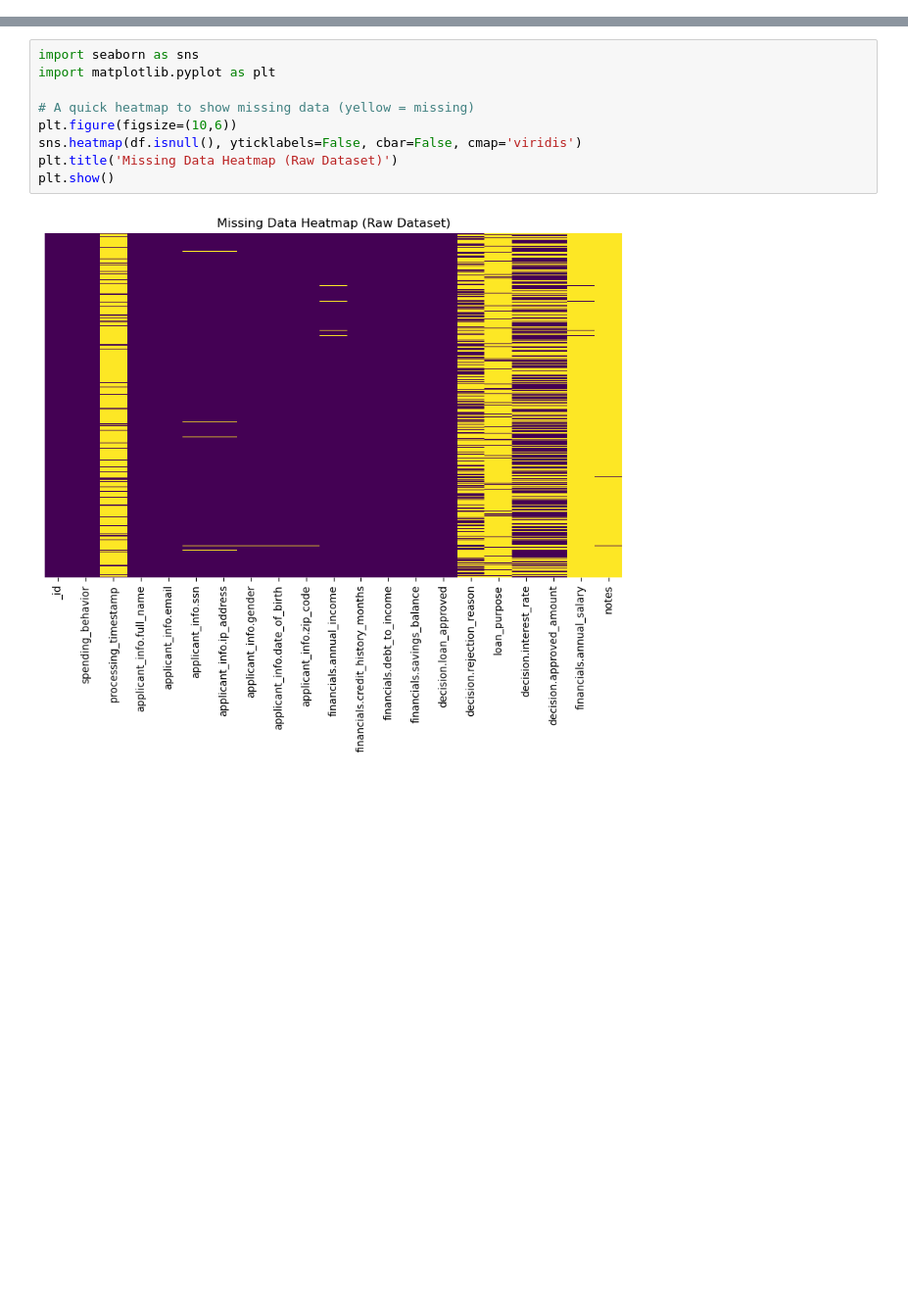
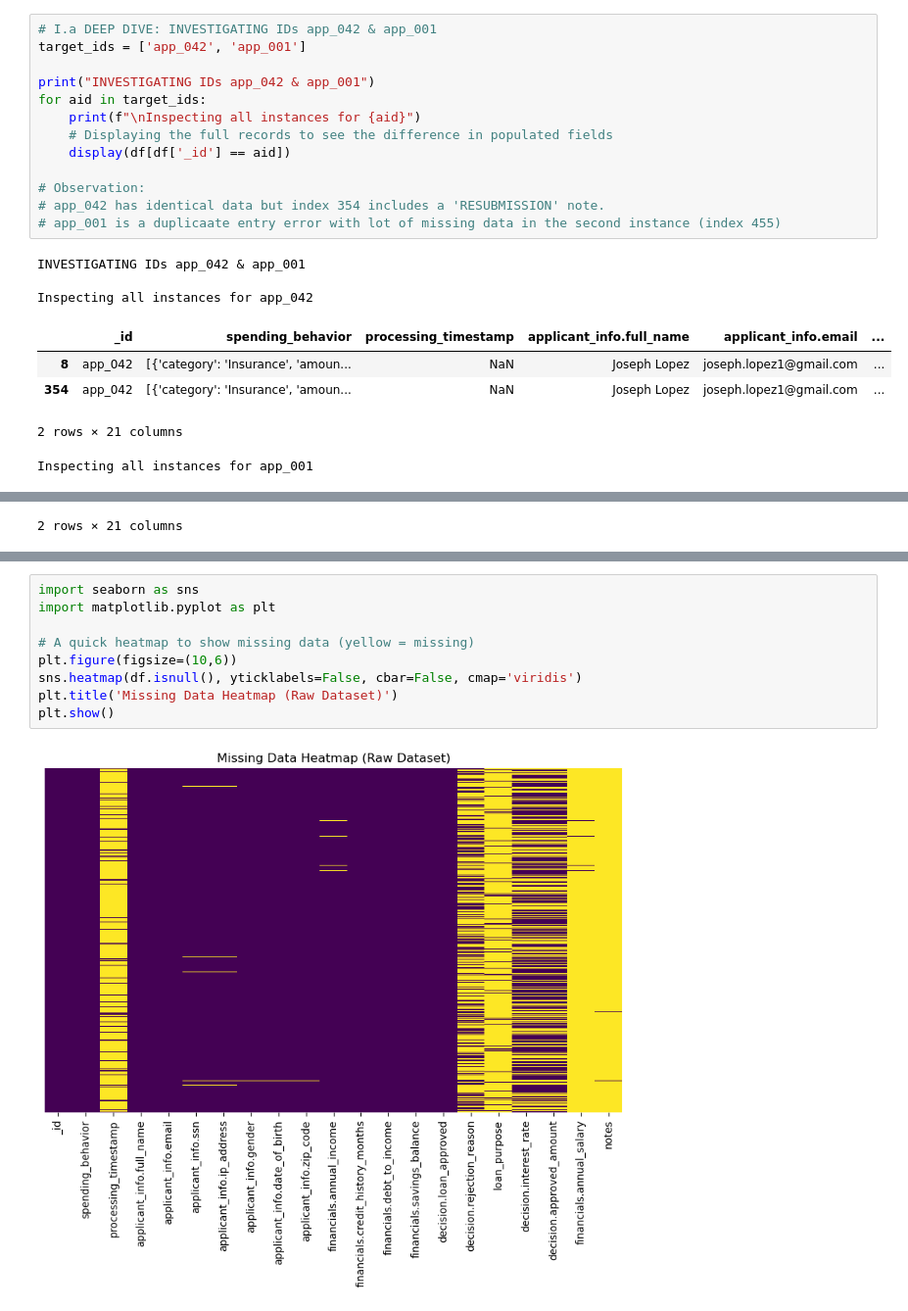
Before and after one commit to AMFreitas04/dego-project-team8, a Jupyter notebook: notebooks/01 - data - quality.ipynb, the cells around one changed output, grey strips where cells are left out. Shown at 98% size. Saved outputs shown, nothing was run; the diff lists cells and outputs as text; blank space fills up the shorter version.

```diff
--- a/notebooks/01 - data - quality.ipynb
+++ b/notebooks/01 - data - quality.ipynb
@@ -87,0 +55,22 @@ VI.  ACCURACY (TEMPORAL FORMATS):
+# %%
+# I.a DEEP DIVE: INVESTIGATING IDs app_042 & app_001
+target_ids = ['app_042', 'app_001']
+
+print("INVESTIGATING IDs app_042 & app_001")
+for aid in target_ids:
+    print(f"\nInspecting all instances for {aid}")
+    # Displaying the full records to see the difference in populated fields
+    display(df[df['_id'] == aid])
+
+# Observation:
+# app_042 has identical data but index 354 includes a 'RESUBMISSION' note.
+# app_001 is a duplicaate entry error with lot of missing data in the second instance (index 455)
+# %% [output]
+INVESTIGATING IDs app_042 & app_001
+
+Inspecting all instances for app_042
+|  | _id | spending_behavior | processing_timestamp | applicant_info.full_name | applicant_info.email | ... |
+| 8 | app_042 | [{'category': 'Insurance', 'amoun... | NaN | Joseph Lopez | joseph.lopez1@gmail.com | ... |
+| 354 | app_042 | [{'category': 'Insurance', 'amoun... | NaN | Joseph Lopez | joseph.lopez1@gmail.com | ... |
+2 rows × 21 columns
+Inspecting all instances for app_001
@@ -87,0 +80 @@ VI.  ACCURACY (TEMPORAL FORMATS):
+2 rows × 21 columns
```
Also changed, not shown: parts of 22 cells of this notebook, 1 other file.
